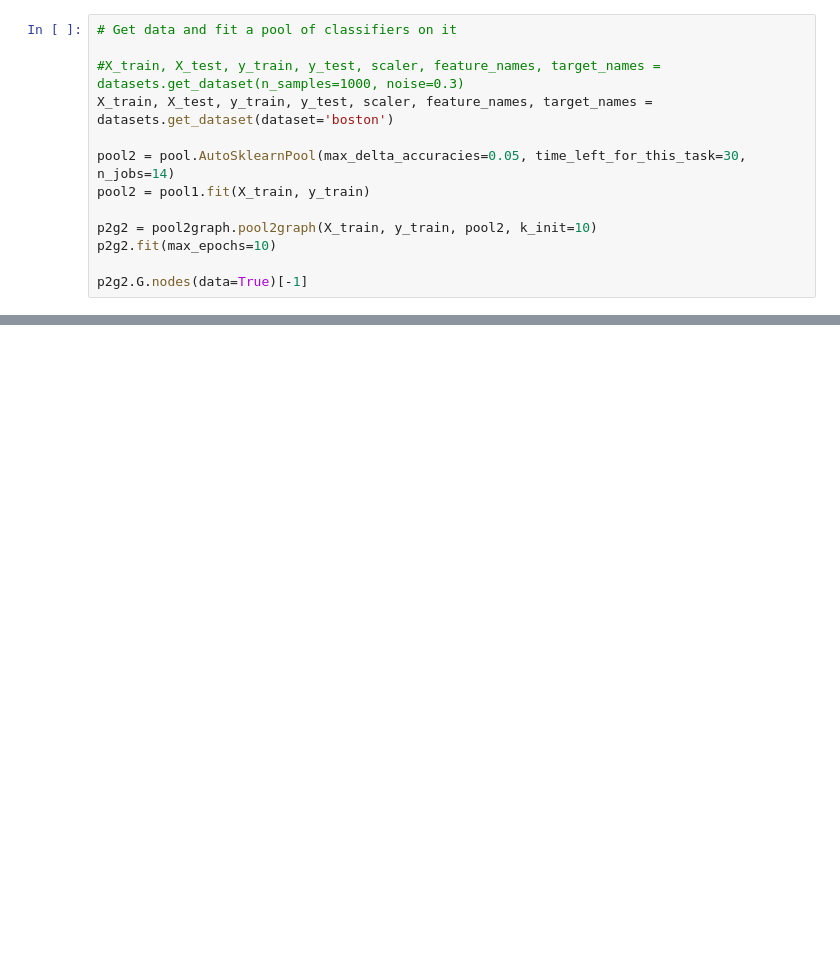
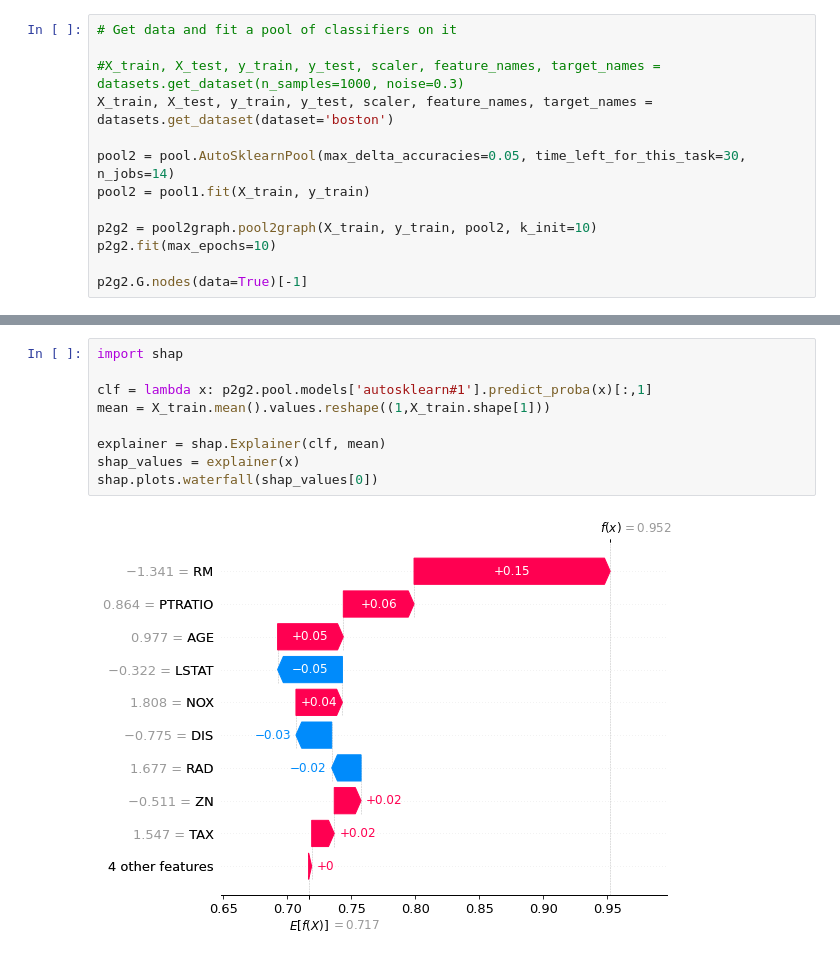
Before and after one commit to axa-rev-research/discrepancies-in-machine-learning, a Jupyter notebook: notebooks/usecase.ipynb, the cells around one changed output, grey strips where cells are left out. Cells and saved outputs as stored; diff of their text form; blank space fills up the shorter version.

```diff
--- a/notebooks/usecase.ipynb
+++ b/notebooks/usecase.ipynb
@@ -238,0 +249,11 @@ cols
+# %%
+import shap
+
+clf = lambda x: p2g2.pool.models['autosklearn#1'].predict_proba(x)[:,1]
+mean = X_train.mean().values.reshape((1,X_train.shape[1]))
+
+explainer = shap.Explainer(clf, mean)
+shap_values = explainer(x)
+shap.plots.waterfall(shap_values[0])
+# %% [output]
+[figure, added]
```
Also changed, not shown: parts of 29 cells of this notebook.
